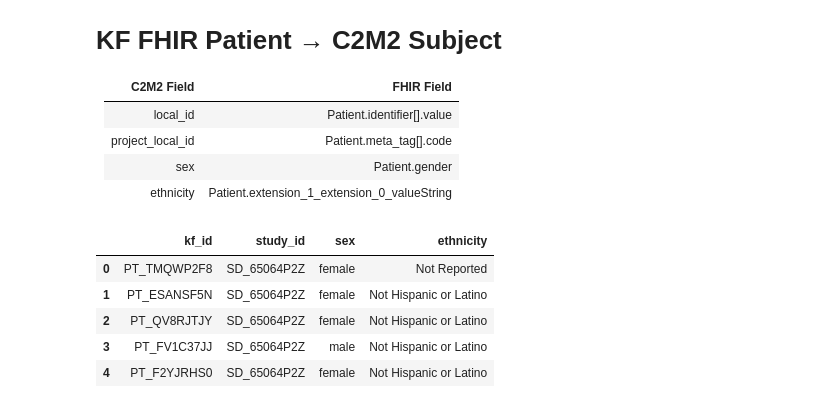
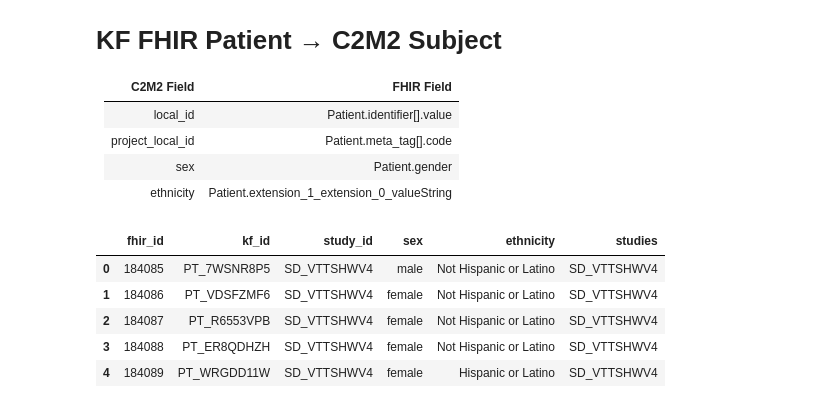
Before and after one commit to kids-first/c2m2-submission-process, a Jupyter notebook: kf_to_c2m2_etl/fhir-ingest.ipynb, the cells around one changed output. Drawn from its saved outputs; the diff is of its cells as text; code cells hidden in the pictures.

```diff
--- a/kf_to_c2m2_etl/fhir-ingest.ipynb
+++ b/kf_to_c2m2_etl/fhir-ingest.ipynb
@@ -125,21 +131,26 @@ metadata.head(10)
 | sex | Patient.gender |
 | ethnicity | Patient.extension_1_extension_0_valueString |
 # %%
-patient_df = ship['PROD_URL'].steal_bundles_to_dataframe(
+studies = pd.DataFrame({'studies':['SD_VTTSHWV4']})
+
+patient_df = ship['PROD_URL'].trade_rows_for_dataframe(
+    studies,
     resource_type="Patient",
+    df_constraints={'_tag':'studies'},
     fhir_paths=[
+        ("fhir_id","id"),
         ("kf_id","identifier[0].value"),
         ("study_id","meta.tag[0].code"),
         ("sex","gender"),
-        ("ethnicity","extension[1].extension[0].valueString"),
+        ("ethnicity","extension[1].extension[0].valueString")
     ]
 )
 
 patient_df.head()
 # %% [output]
-|  | kf_id | study_id | sex | ethnicity |
-| 0 | PT_TMQWP2F8 | SD_65064P2Z | female | Not Reported |
-| 1 | PT_ESANSF5N | SD_65064P2Z | female | Not Hispanic or Latino |
-| 2 | PT_QV8RJTJY | SD_65064P2Z | female | Not Hispanic or Latino |
-| 3 | PT_FV1C37JJ | SD_65064P2Z | male | Not Hispanic or Latino |
-| 4 | PT_F2YJRHS0 | SD_65064P2Z | female | Not Hispanic or Latino |
+|  | fhir_id | kf_id | study_id | sex | ethnicity | studies |
+| 0 | 184085 | PT_7WSNR8P5 | SD_VTTSHWV4 | male | Not Hispanic or Latino | SD_VTTSHWV4 |
+| 1 | 184086 | PT_VDSFZMF6 | SD_VTTSHWV4 | female | Not Hispanic or Latino | SD_VTTSHWV4 |
+| 2 | 184087 | PT_R6553VPB | SD_VTTSHWV4 | female | Not Hispanic or Latino | SD_VTTSHWV4 |
+| 3 | 184088 | PT_ER8QDHZH | SD_VTTSHWV4 | female | Not Hispanic or Latino | SD_VTTSHWV4 |
+| 4 | 184089 | PT_WRGDD11W | SD_VTTSHWV4 | female | Hispanic or Latino | SD_VTTSHWV4 |
```
Also changed, not shown: parts of 8 cells of this notebook, 3 other files.
